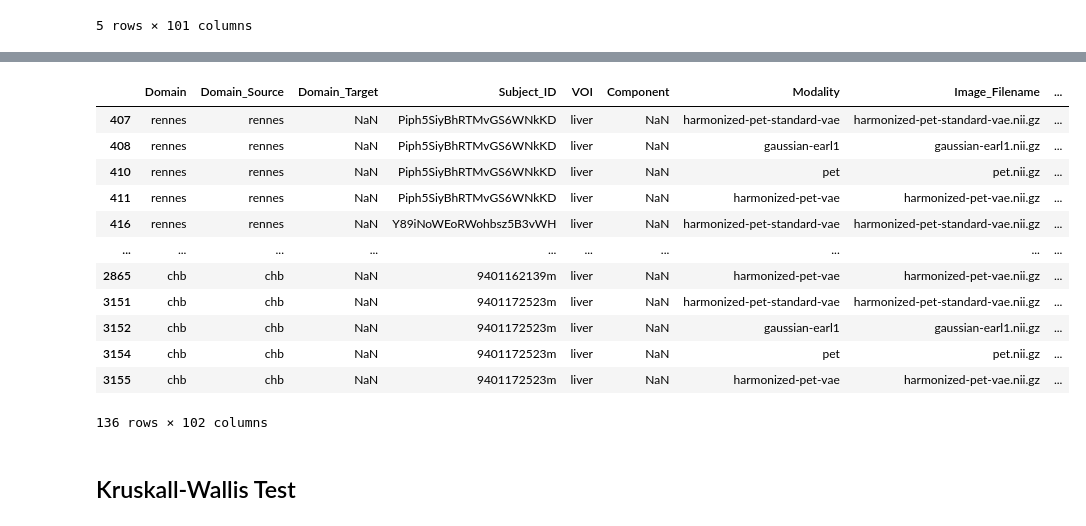
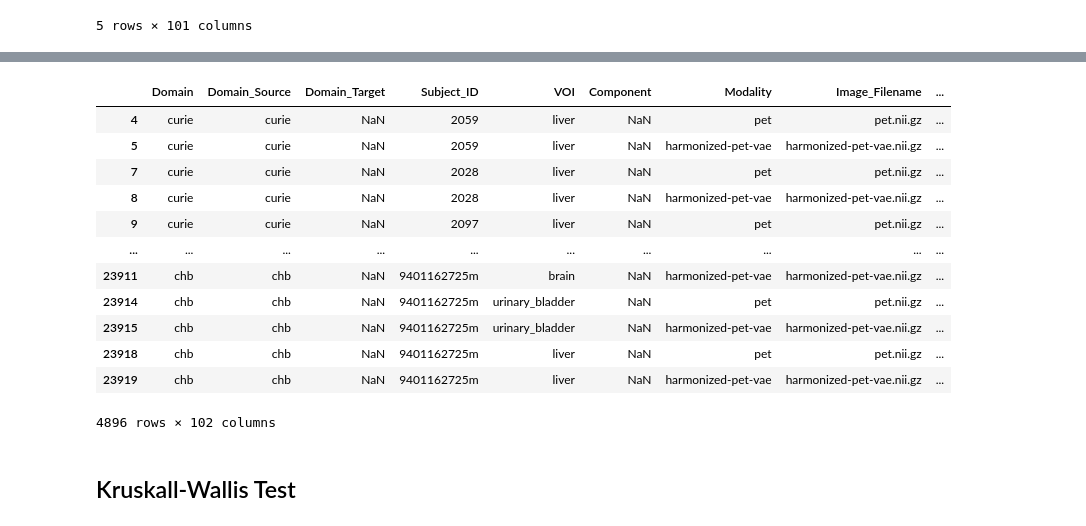
Before and after one commit to Arksyd96/federated-pet-harmonization, a Jupyter notebook: notebooks/evaluate_harmonization_radiomics.ipynb, the cells around one changed output, grey strips where cells are left out. Cells and saved outputs as stored; diff of their text form; code cells hidden in the pictures.

```diff
--- a/notebooks/evaluate_harmonization_radiomics.ipynb
+++ b/notebooks/evaluate_harmonization_radiomics.ipynb
@@ -90,29 +96,30 @@ master_df.head(5)
 # %%
 import pandas as pd
 
-req_mods = ['pet', 'harmonized-pet-vae', 'harmonized-pet-standard-vae', 'gaussian-earl1']
+# req_mods = ['pet', 'harmonized-pet-vae', 'harmonized-pet-standard-vae', 'gaussian-earl1']
+req_mods = ['pet', 'harmonized-pet-vae']
 
 df_filtered = master_df[master_df['Modality'].isin(req_mods)]
 
 mod_counts = df_filtered.groupby('Subject_ID')['Modality'].nunique()
 valid_patients = mod_counts[mod_counts == len(req_mods)].index
 
 master_df = df_filtered[df_filtered['Subject_ID'].isin(valid_patients)]
 master_df
 # %% [output]
 |  | Domain | Domain_Source | Domain_Target | Subject_ID | VOI | Component | Modality | Image_Filename | ... |
-| 407 | rennes | rennes | NaN | Piph5SiyBhRTMvGS6WNkKD | liver | NaN | harmonized-pet-standard-vae | harmonized-pet-standard-vae.nii.gz | ... |
-| 408 | rennes | rennes | NaN | Piph5SiyBhRTMvGS6WNkKD | liver | NaN | gaussian-earl1 | gaussian-earl1.nii.gz | ... |
-| 410 | rennes | rennes | NaN | Piph5SiyBhRTMvGS6WNkKD | liver | NaN | pet | pet.nii.gz | ... |
-| 411 | rennes | rennes | NaN | Piph5SiyBhRTMvGS6WNkKD | liver | NaN | harmonized-pet-vae | harmonized-pet-vae.nii.gz | ... |
-| 416 | rennes | rennes | NaN | Y89iNoWEoRWohbsz5B3vWH | liver | NaN | harmonized-pet-standard-vae | harmonized-pet-standard-vae.nii.gz | ... |
+| 4 | curie | curie | NaN | 2059 | liver | NaN | pet | pet.nii.gz | ... |
+| 5 | curie | curie | NaN | 2059 | liver | NaN | harmonized-pet-vae | harmonized-pet-vae.nii.gz | ... |
+| 7 | curie | curie | NaN | 2028 | liver | NaN | pet | pet.nii.gz | ... |
+| 8 | curie | curie | NaN | 2028 | liver | NaN | harmonized-pet-vae | harmonized-pet-vae.nii.gz | ... |
+| 9 | curie | curie | NaN | 2097 | liver | NaN | pet | pet.nii.gz | ... |
 | ... | ... | ... | ... | ... | ... | ... | ... | ... | ... |
-| 2865 | chb | chb | NaN | 9401162139m | liver | NaN | harmonized-pet-vae | harmonized-pet-vae.nii.gz | ... |
-| 3151 | chb | chb | NaN | 9401172523m | liver | NaN | harmonized-pet-standard-vae | harmonized-pet-standard-vae.nii.gz | ... |
-| 3152 | chb | chb | NaN | 9401172523m | liver | NaN | gaussian-earl1 | gaussian-earl1.nii.gz | ... |
-| 3154 | chb | chb | NaN | 9401172523m | liver | NaN | pet | pet.nii.gz | ... |
-| 3155 | chb | chb | NaN | 9401172523m | liver | NaN | harmonized-pet-vae | harmonized-pet-vae.nii.gz | ... |
+| 23911 | chb | chb | NaN | 9401162725m | brain | NaN | harmonized-pet-vae | harmonized-pet-vae.nii.gz | ... |
+| 23914 | chb | chb | NaN | 9401162725m | urinary_bladder | NaN | pet | pet.nii.gz | ... |
+| 23915 | chb | chb | NaN | 9401162725m | urinary_bladder | NaN | harmonized-pet-vae | harmonized-pet-vae.nii.gz | ... |
+| 23918 | chb | chb | NaN | 9401162725m | liver | NaN | pet | pet.nii.gz | ... |
+| 23919 | chb | chb | NaN | 9401162725m | liver | NaN | harmonized-pet-vae | harmonized-pet-vae.nii.gz | ... |
-136 rows × 102 columns
+4896 rows × 102 columns
 # %% [markdown]
 ## Kruskall-Wallis Test
 # %%
```
Also changed, not shown: parts of 8 cells of this notebook, 2 other files.
